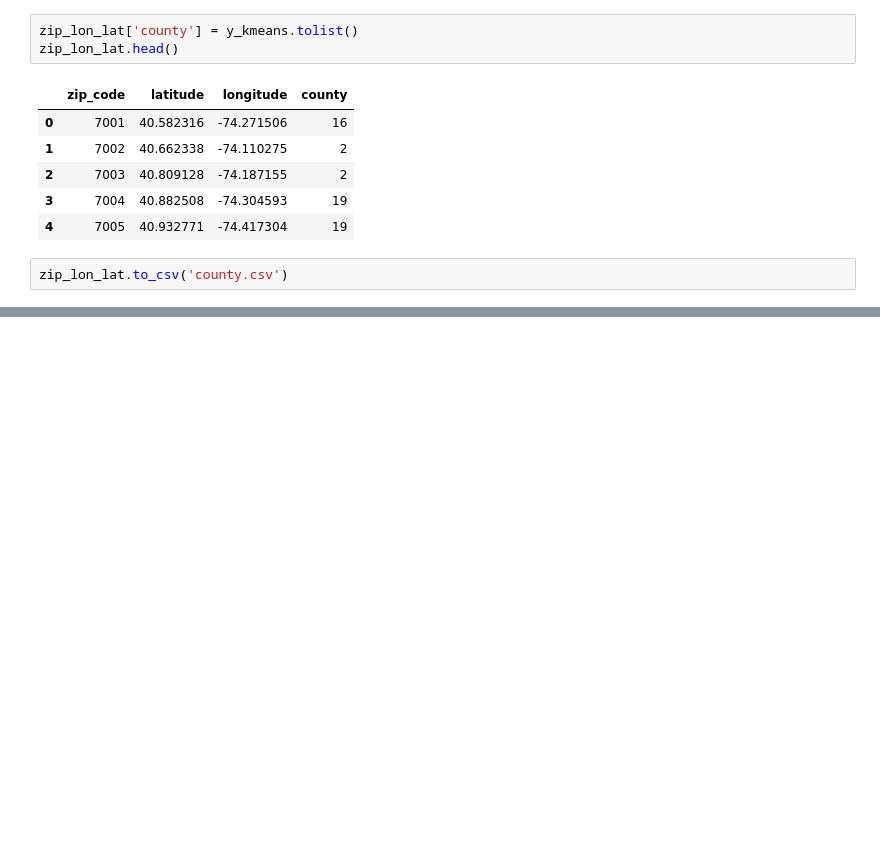
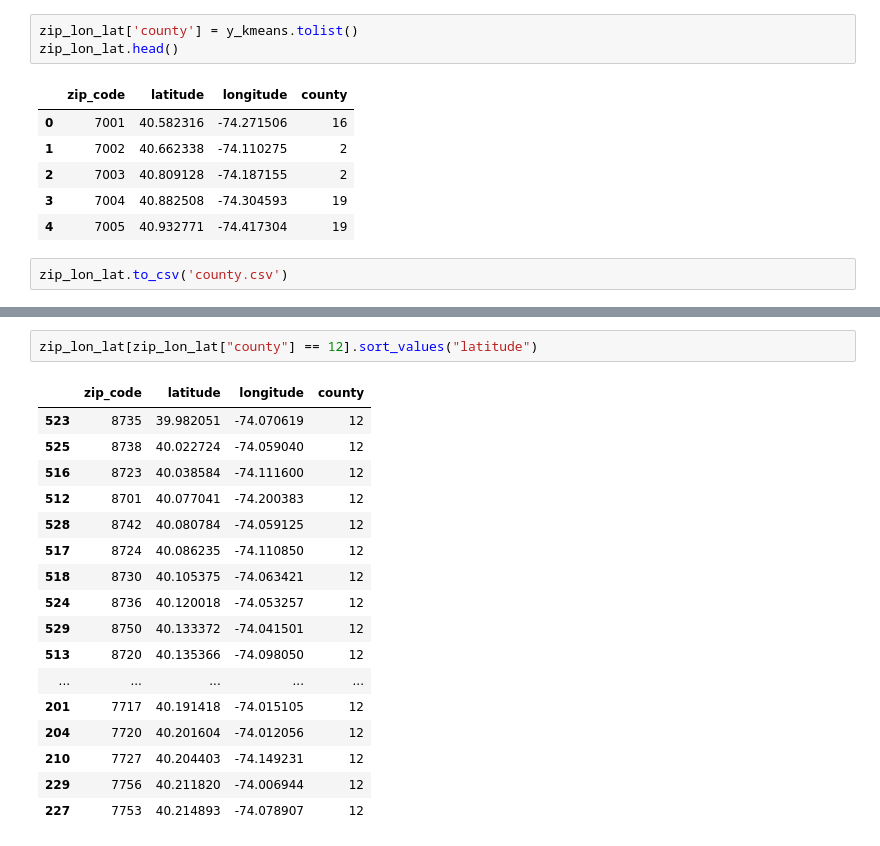
Before and after one commit to jiml-mlai-bootcamp-ucberkeley/Capstone_1, a Jupyter notebook: nj/KMeans Latitude Longitude.ipynb, the cells around one changed output, grey strips where cells are left out. Saved outputs shown, nothing was run; the diff lists cells and outputs as text; blank space fills up the shorter version.

```diff
--- a/nj/KMeans Latitude Longitude.ipynb
+++ b/nj/KMeans Latitude Longitude.ipynb
@@ -46,0 +64,20 @@ zip_lon_lat.to_csv('county.csv')
+# %%
+zip_lon_lat[zip_lon_lat["county"] == 12].sort_values("latitude")
+# %% [output]
+|  | zip_code | latitude | longitude | county |
+| 523 | 8735 | 39.982051 | -74.070619 | 12 |
+| 525 | 8738 | 40.022724 | -74.059040 | 12 |
+| 516 | 8723 | 40.038584 | -74.111600 | 12 |
+| 512 | 8701 | 40.077041 | -74.200383 | 12 |
+| 528 | 8742 | 40.080784 | -74.059125 | 12 |
+| 517 | 8724 | 40.086235 | -74.110850 | 12 |
+| 518 | 8730 | 40.105375 | -74.063421 | 12 |
+| 524 | 8736 | 40.120018 | -74.053257 | 12 |
+| 529 | 8750 | 40.133372 | -74.041501 | 12 |
+| 513 | 8720 | 40.135366 | -74.098050 | 12 |
+| ... | ... | ... | ... | ... |
+| 201 | 7717 | 40.191418 | -74.015105 | 12 |
+| 204 | 7720 | 40.201604 | -74.012056 | 12 |
+| 210 | 7727 | 40.204403 | -74.149231 | 12 |
+| 229 | 7756 | 40.211820 | -74.006944 | 12 |
+| 227 | 7753 | 40.214893 | -74.078907 | 12 |
```
Also changed, not shown: parts of 3 cells of this notebook, 2 other files.
